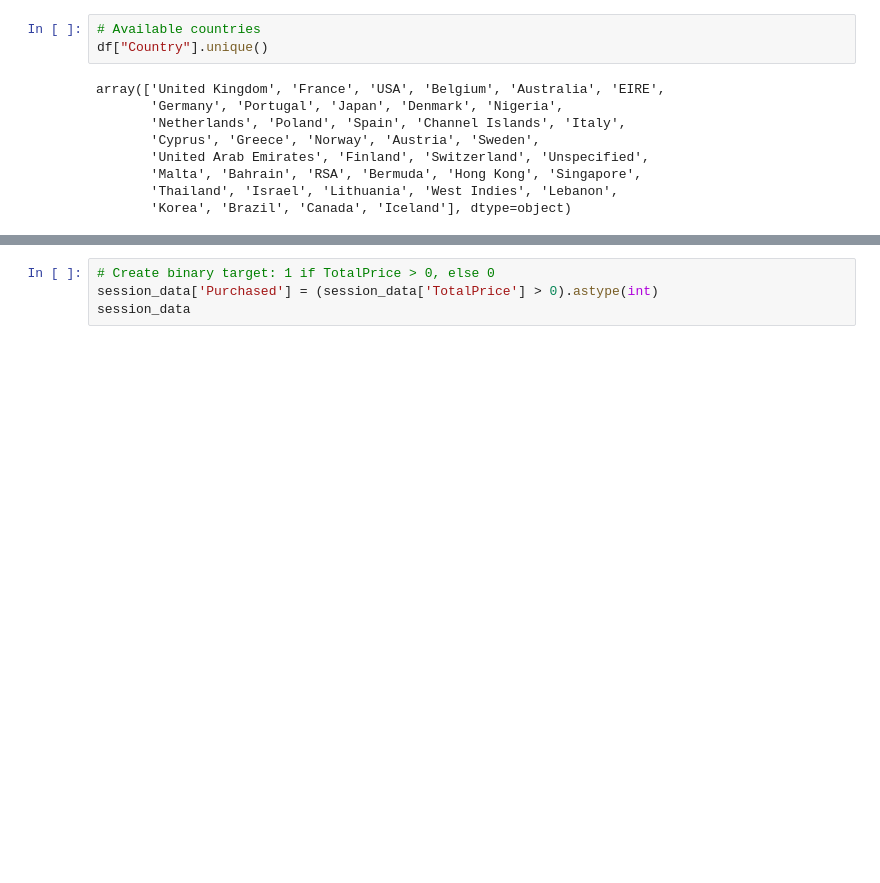
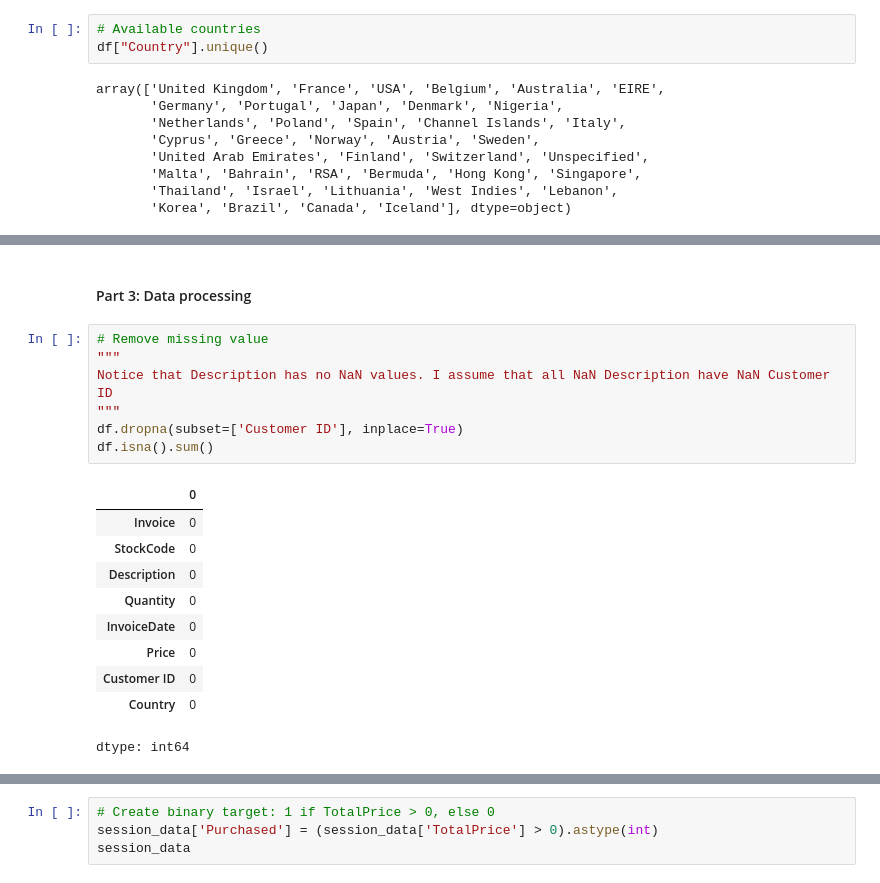
Before and after one commit to Nourshaolin/Real-Time-Retail-Analytics-and-Product-Recommender, a Jupyter notebook: RealTime_Retail_Analytics_and_Product_Recommender.ipynb, the cells around one changed output, grey strips where cells are left out. Saved outputs shown, nothing was run; the diff lists cells and outputs as text; blank space fills up the shorter version.

```diff
--- a/RealTime_Retail_Analytics_and_Product_Recommender.ipynb
+++ b/RealTime_Retail_Analytics_and_Product_Recommender.ipynb
@@ -144,2 +146,22 @@ df.dropna(subset=['Customer ID'], inplace=True)
+# %% [markdown]
+#### Part 3: Data processing
+# %%
+# Remove missing value
+"""
+Notice that Description has no NaN values. I assume that all NaN Description have NaN Customer ID
+"""
+df.dropna(subset=['Customer ID'], inplace=True)
+df.isna().sum()
+# %% [output]
+|  | 0 |
+| Invoice | 0 |
+| StockCode | 0 |
+| Description | 0 |
+| Quantity | 0 |
+| InvoiceDate | 0 |
+| Price | 0 |
+| Customer ID | 0 |
+| Country | 0 |
+dtype: int64
 # %%
 # Add a 'TotalPrice' column
```
Also changed, not shown: parts of 9 cells of this notebook.
